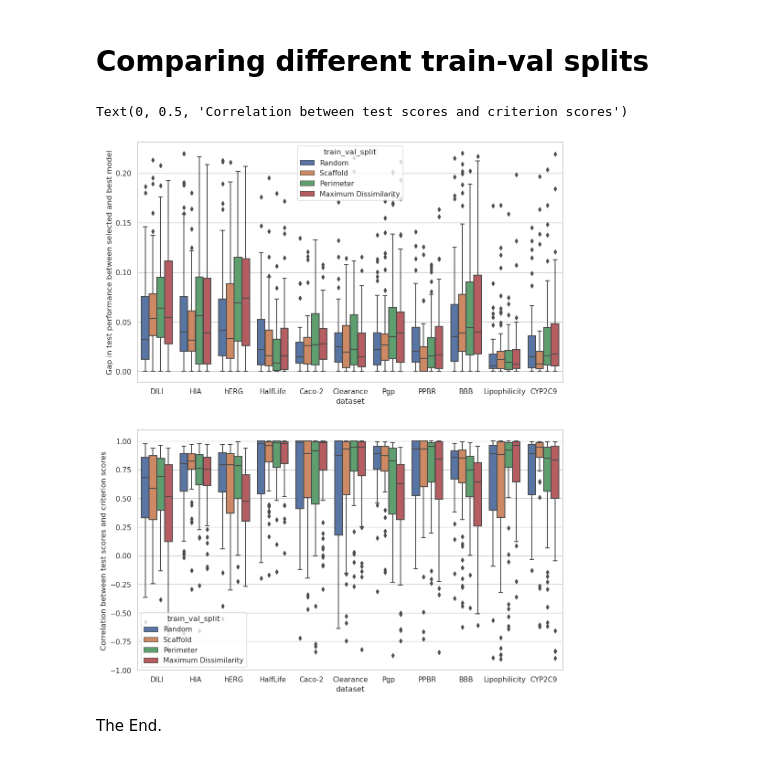
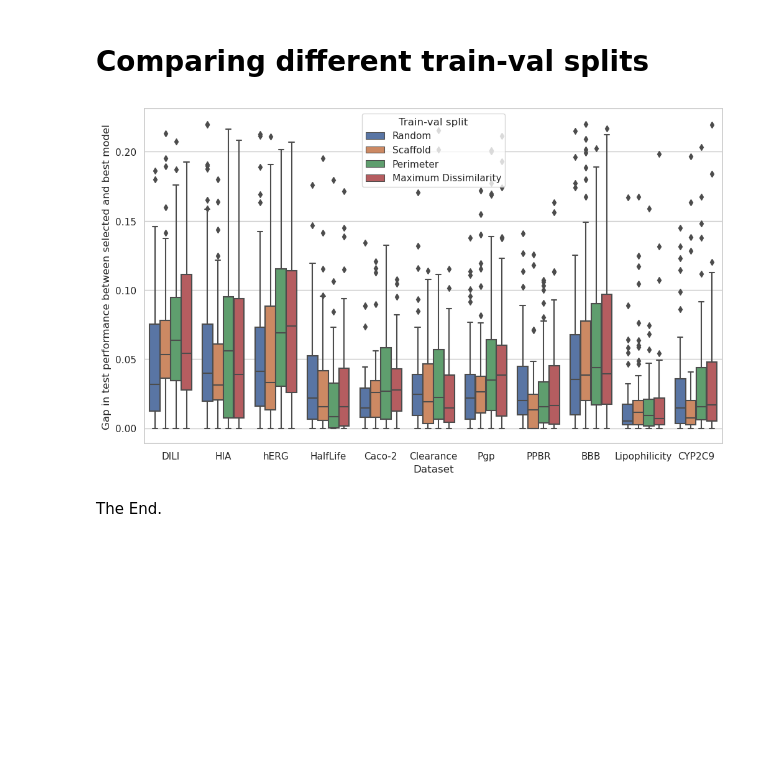
Before and after one commit to valence-labs/mood-experiments, a Jupyter notebook: notebooks/10. Comparing validation and test performance.ipynb, the cells around one changed output. Drawn from its saved outputs; the diff is of its cells as text; code cells hidden in the pictures; blank space fills up the shorter version.

```diff
--- a/notebooks/10. Comparing validation and test performance.ipynb
+++ b/notebooks/10. Comparing validation and test performance.ipynb
@@ -129,14 +127,12 @@ Text(0, 0.5, 'Correlation between test scores and criterion scores')
 # %% [markdown]
 # Comparing different train-val splits
 # %%
-fig, axs = plt.subplots(nrows=2, figsize=(12, 15))
-sns.boxplot(data=df, x="dataset", y="gap", hue="train_val_split", ax=axs[0], hue_order=MOOD_SPLITTERS, order=MOOD_DATASETS)
-axs[0].set_ylabel("Gap in test performance between selected and best model")
-
-sns.boxplot(data=df, x="dataset", y="corr", hue="train_val_split", ax=axs[1], hue_order=MOOD_SPLITTERS, order=MOOD_DATASETS)
-axs[1].set_ylabel("Correlation between test scores and criterion scores")
+fig, ax = plt.subplots(figsize=(12, 7))
+sns.boxplot(data=df, x="dataset", y="gap", hue="train_val_split", ax=ax, hue_order=MOOD_SPLITTERS, order=MOOD_DATASETS)
+ax.set_ylabel("Gap in test performance between selected and best model")
+ax.set_xlabel("Dataset")
+ax.get_legend().set_title("Train-val split")
 # %% [output]
-Text(0, 0.5, 'Correlation between test scores and criterion scores')
-[figure, old version]
+[figure, new version]
 # %% [markdown]
 The End.
```
Also changed, not shown: parts of 1 cell of this notebook, 1 other file.
